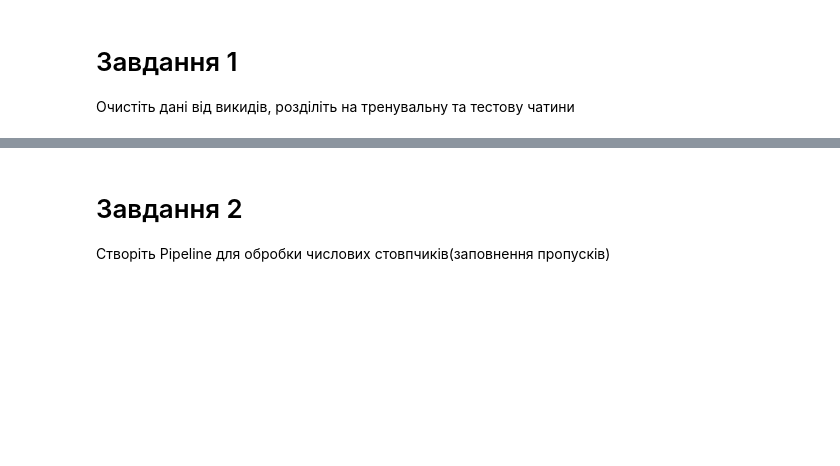
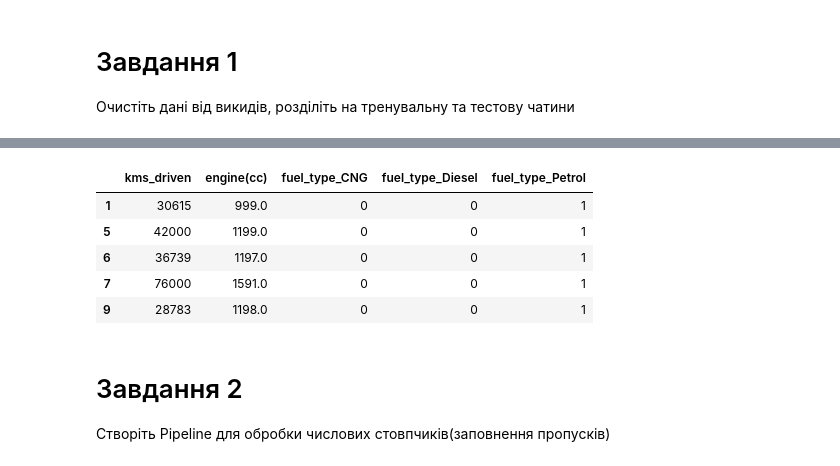
Before and after one commit to IrynaBarnych/AI7, a Jupyter notebook: module3/Практика_лінійна_регресія2.ipynb, the cells around one changed output, grey strips where cells are left out. Saved outputs shown, nothing was run; the diff lists cells and outputs as text; code cells hidden in the pictures; blank space fills up the shorter version.

```diff
--- a/module3/Практика_лінійна_регресія2.ipynb
+++ b/module3/Практика_лінійна_регресія2.ipynb
@@ -47,3 +47,24 @@ df.head()
 # %% [markdown]
 # Завдання 1
 Очистіть дані від викидів, розділіть на тренувальну та тестову чатини
+# %%
+def remove_outliers(df, column_name):
+  column = df[column_name]
+
+  q1 = column.quantile(q=0.25)
+  q3 = column.quantile(q=0.75)
+
+  iqr = q3 - q1
+
+  lower = q1 - 1.5*iqr
+  upper = q3 + 1.5*iqr
+
+  mask = (column >= lower) & (column <= upper)
+
+  return df[mask]
+
+for column_name in df.columns:
+  if df.dtypes[column_name] in ("object", "datetime64[ns]"):
+    continue
+
+  df = remove_outliers(df, column_name)
@@ -49,0 +82,3 @@ df.head()
+# %%
+y = df['price(in lakhs)']
+X = df.drop(columns='price(in lakhs)')
@@ -49,0 +94,10 @@ df.head()
+# %%
+X = pd.get_dummies(X)
+X.head()
+# %% [output]
+|  | kms_driven | engine(cc) | fuel_type_CNG | fuel_type_Diesel | fuel_type_Petrol |
+| 1 | 30615 | 999.0 | 0 | 0 | 1 |
+| 5 | 42000 | 1199.0 | 0 | 0 | 1 |
+| 6 | 36739 | 1197.0 | 0 | 0 | 1 |
+| 7 | 76000 | 1591.0 | 0 | 0 | 1 |
+| 9 | 28783 | 1198.0 | 0 | 0 | 1 |
```
Also changed, not shown: parts of 21 cells of this notebook.
